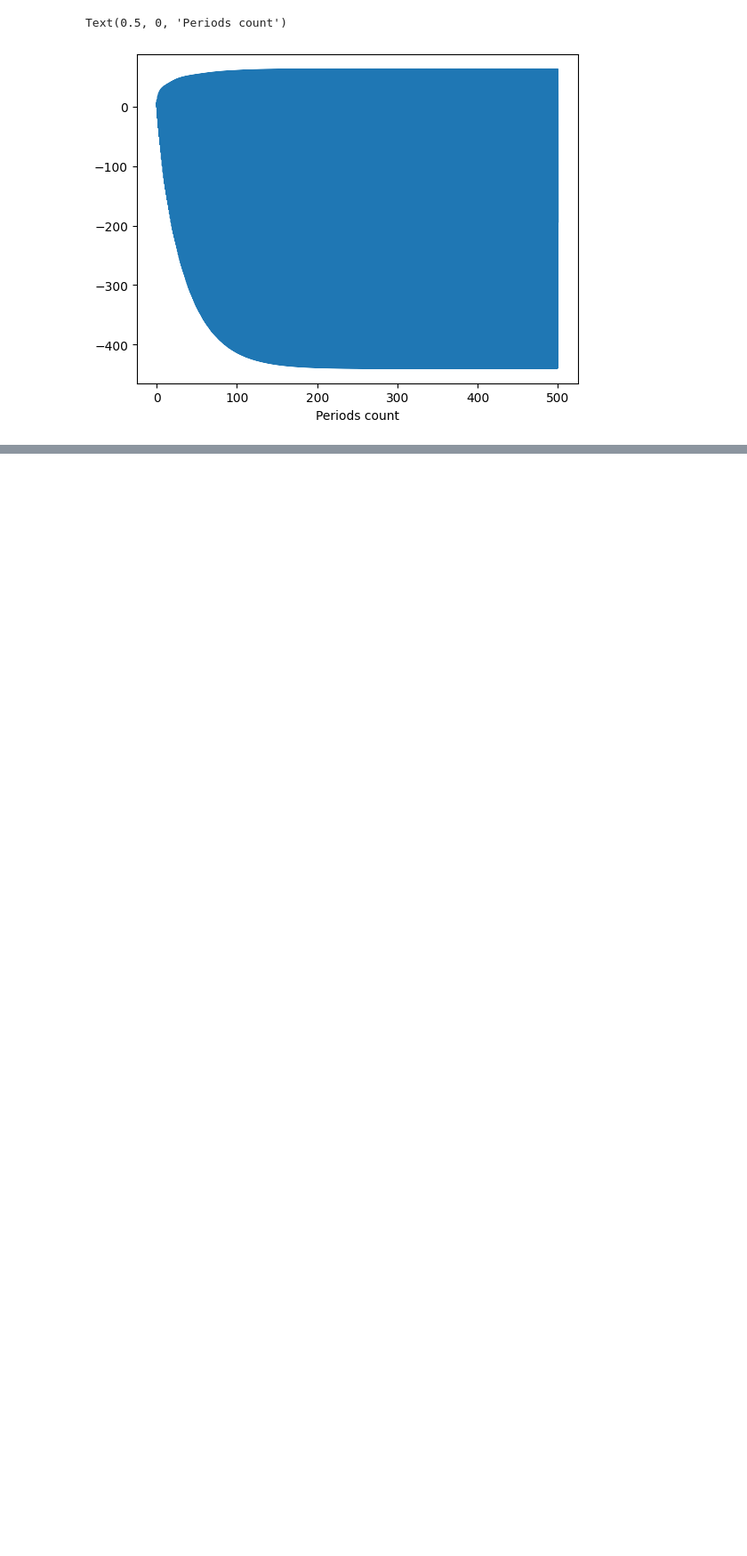
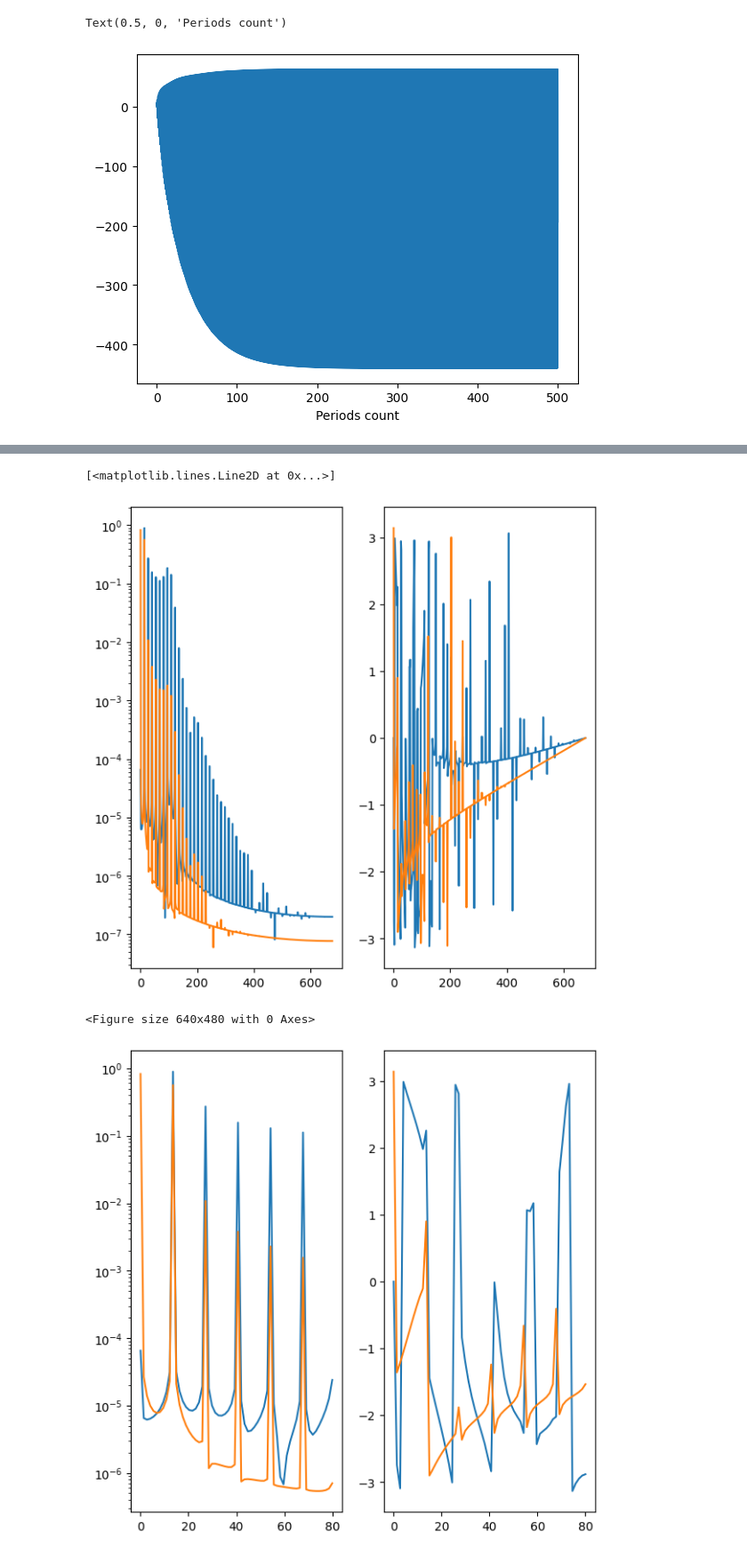
Before and after one commit to dsamsonov1/rf_plasma_impedance, a Jupyter notebook: rf_discharge.ipynb, the cells around one changed output, grey strips where cells are left out. Shown: that part at 89% size. Cells and saved outputs as stored; diff of their text form; code cells hidden in the pictures; blank space fills up the shorter version.

Commit message:
amplitude and phase spectra introduced

```diff
--- a/rf_discharge.ipynb
+++ b/rf_discharge.ipynb
@@ -201,0 +159,58 @@ plt.plot(v_normalized)
+# %%
+import scipy as sp
+
+first_steady_period = 260
+num_periods_for_spectra = 10
+
+N_start = sim_periods_div*first_steady_period
+N_end = sim_periods_div*(first_steady_period+num_periods_for_spectra)
+i_spectra = sp.fft.rfft(v9_data[N_start:N_end])
+v_spectra = sp.fft.rfft(v5_data[N_start:N_end])
+
+freqs = sp.fft.rfftfreq(v9_data[N_start:N_end].size, d=Tf/sim_periods_div)
+freqsMHz = freqs/1e6
+#print(freqs)
+
+fig, axs = plt.subplots(nrows=1, ncols=2, figsize=(7, 7))
+
+#i_plot = i_spectra[0:500]
+i_plot = i_spectra
+i_norm = np.linalg.norm(i_plot)
+i_normalized = abs(i_plot)/i_norm
+axs[0].semilogy(freqsMHz, i_normalized)
+
+#v_plot = v_spectra[0:500]
+v_plot = v_spectra
+v_norm = np.linalg.norm(v_plot)
+v_normalized = abs(v_plot)/v_norm
+
+axs[0].semilogy(freqsMHz, v_normalized)
+#axs[0].xlabel('Frequency [MHz]')
+
+i_phase = np.angle(i_plot)
+v_phase = np.angle(v_plot)
+
+plt.figure()
+
+axs[1].plot(freqsMHz, i_phase)
+axs[1].plot(freqsMHz, v_phase)
+#axs[1].xlabel('Frequency [MHz]')
+
+fig, axs = plt.subplots(nrows=1, ncols=2, figsize=(7, 7))
+
+nHarm = 5
+
+idxHarm = (nHarm+1)*num_periods_for_spectra
+
+axs[0].semilogy(freqsMHz[0:idxHarm], i_normalized[0:idxHarm])
+axs[0].semilogy(freqsMHz[0:idxHarm], v_normalized[0:idxHarm])
+#axs[0].xlabel('Frequency [MHz]')
+
+axs[1].plot(freqsMHz[0:idxHarm], i_phase[0:idxHarm])
+axs[1].plot(freqsMHz[0:idxHarm], v_phase[0:idxHarm])
+#axs[1].xlabel('Frequency [MHz]')
+# %% [output]
+[<matplotlib.lines.Line2D at 0x...>]
+[figure, added]
+<Figure size 640x480 with 0 Axes>
+[figure, added]
```
Also changed, not shown: parts of 6 cells of this notebook.
